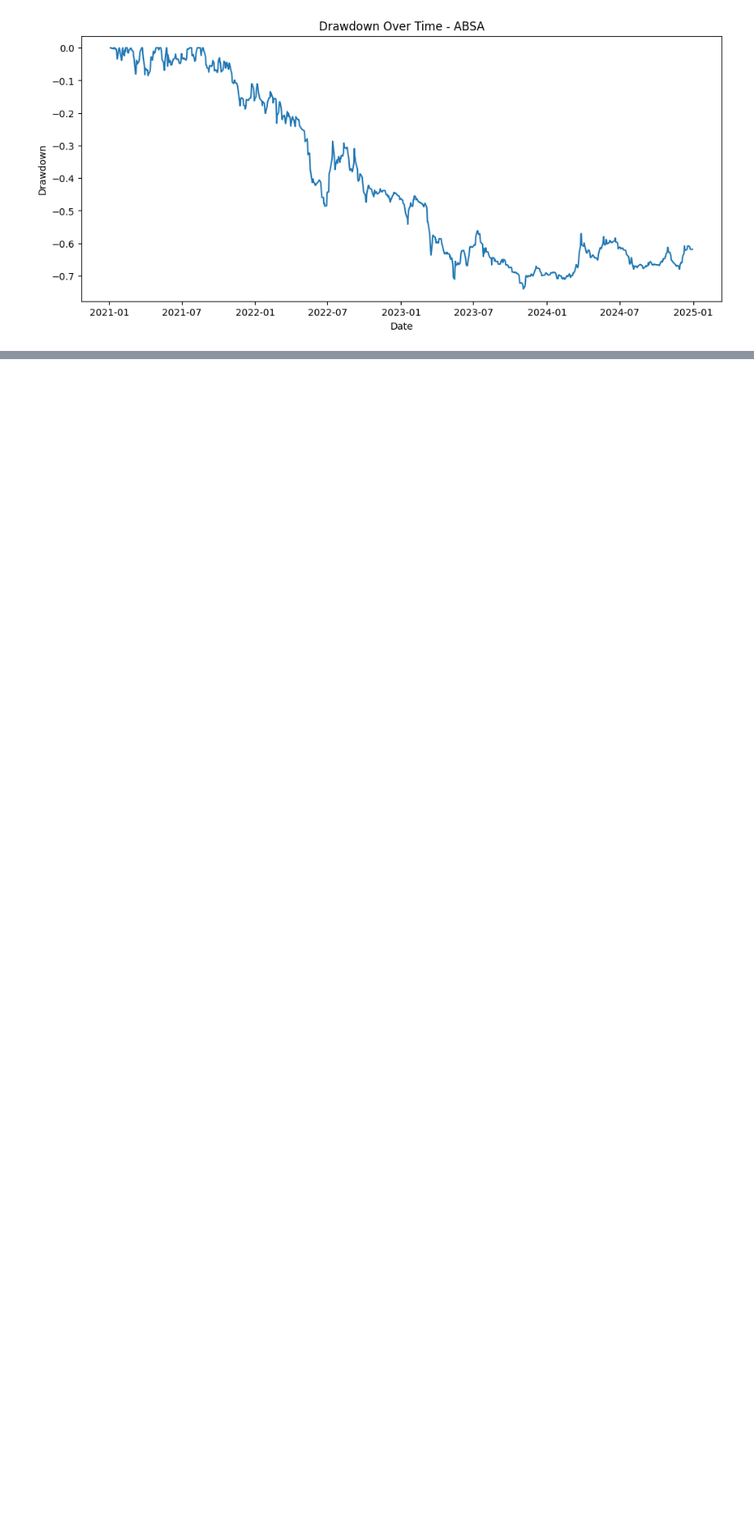
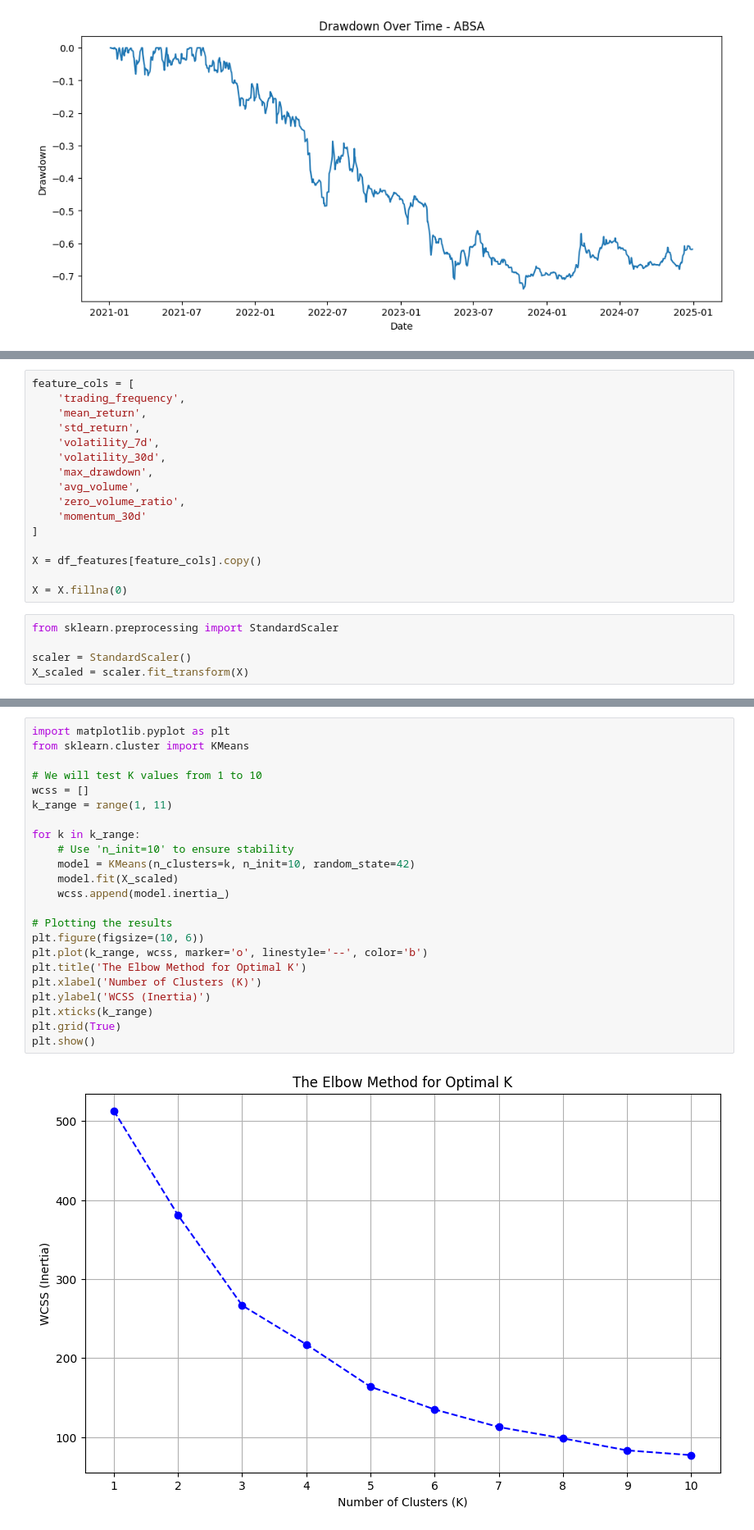
Before and after one commit to lorenaterah/NSE_Stock_Market_Segmentation, a Jupyter notebook: Notebooks/SharonK.ipynb, the cells around one changed output, grey strips where cells are left out. Shown at 82% size. Saved outputs shown, nothing was run; the diff lists cells and outputs as text; blank space fills up the shorter version.

Commit message:
CLUSTERING

```diff
--- a/Notebooks/SharonK.ipynb
+++ b/Notebooks/SharonK.ipynb
@@ -823,0 +996,21 @@ plt.show()
+# %%
+feature_cols = [
+    'trading_frequency',
+    'mean_return',
+    'std_return',
+    'volatility_7d',
+    'volatility_30d',
+    'max_drawdown',
+    'avg_volume',
+    'zero_volume_ratio',
+    'momentum_30d'
+]
+
+X = df_features[feature_cols].copy()
+
+X = X.fillna(0)
+# %%
+from sklearn.preprocessing import StandardScaler
+
+scaler = StandardScaler()
+X_scaled = scaler.fit_transform(X)
@@ -823,0 +1026,25 @@ plt.show()
+# %%
+import matplotlib.pyplot as plt
+from sklearn.cluster import KMeans
+
+# We will test K values from 1 to 10
+wcss = []
+k_range = range(1, 11)
+
+for k in k_range:
+    # Use 'n_init=10' to ensure stability
+    model = KMeans(n_clusters=k, n_init=10, random_state=42)
+    model.fit(X_scaled)
+    wcss.append(model.inertia_)
+
+# Plotting the results
+plt.figure(figsize=(10, 6))
+plt.plot(k_range, wcss, marker='o', linestyle='--', color='b')
+plt.title('The Elbow Method for Optimal K')
+plt.xlabel('Number of Clusters (K)')
+plt.ylabel('WCSS (Inertia)')
+plt.xticks(k_range)
+plt.grid(True)
+plt.show()
+# %% [output]
+[figure, added]
```
Also changed, not shown: parts of 18 cells of this notebook.
